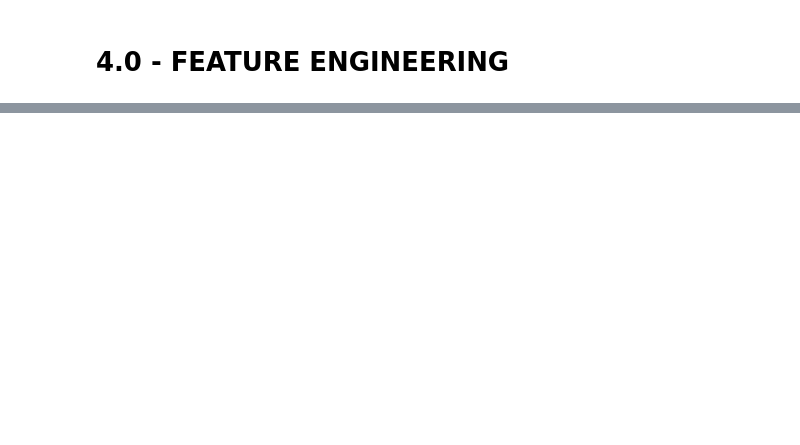
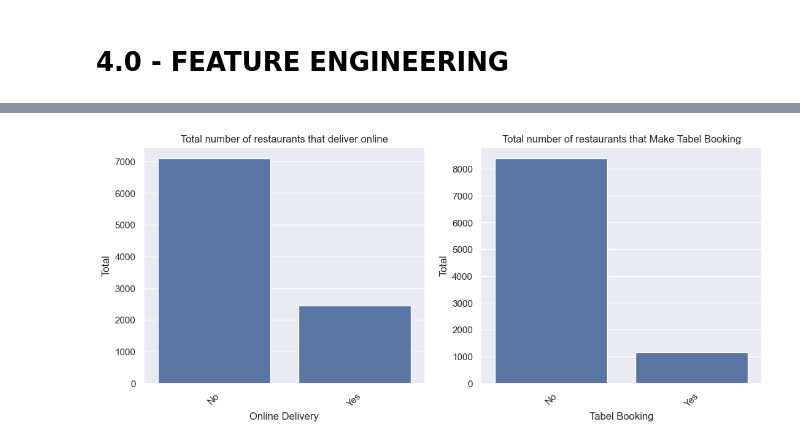
Before and after one commit to erickvieiras/fastfood_data_analysis, a Jupyter notebook: notebook/eda.ipynb, the cells around one changed output, grey strips where cells are left out. Saved outputs shown, nothing was run; the diff lists cells and outputs as text; code cells hidden in the pictures; blank space fills up the shorter version.

```diff
--- a/notebook/eda.ipynb
+++ b/notebook/eda.ipynb
@@ -294,0 +325,10 @@ df4 = df3.copy()
+# %%
+#Deleting some redundant columns that do not add value in the analysis
+df4.drop(columns = ['country_code', 'locality', 'locality_verbose', 'switch_to_order_menu'], axis = 1, inplace = True)
+# %%
+#modifying the 'Price Range' to a categorical variable
+df4['price_range'] = df4['price_range'].astype(str)
+df4['price_range'] = df4['price_range'].apply(lambda x: 'cheap' if x == '1' else 'normal' if x == '2' else 'expensive' if x == '3' else 'gourmet')
+# %%
+#Renaming the column to improve the context of the data it indicates
+df4.rename({'is_delivering_now': 'makes_deliveries'}, axis = 1, inplace = True)
@@ -294,0 +337,3 @@ df4 = df3.copy()
+# %%
+#Making a copy of the dataframe
+df5 = df4.copy()
@@ -294,0 +361,19 @@ df4 = df3.copy()
+# %%
+plt.subplot(1,2,1)
+aux = df5.groupby(['has_online_delivery'])['restaurant_id'].count().reset_index()
+sns.barplot(data = aux, x = 'has_online_delivery', y = 'restaurant_id')
+plt.title('Total number of restaurants that deliver online')
+plt.xlabel('Online Delivery')
+plt.ylabel('Total')
+plt.xticks(rotation=45)
+
+plt.subplot(1,2,2)
+aux1 = df5.groupby(['has_table_booking'])['restaurant_id'].count().reset_index()
+sns.barplot(data = aux1, x = 'has_table_booking', y = 'restaurant_id')
+plt.title('Total number of restaurants that Make Tabel Booking')
+plt.xlabel('Tabel Booking')
+plt.ylabel('Total')
+plt.xticks(rotation=45)
+plt.show()
+# %% [output]
+[figure, added]
```
Also changed, not shown: parts of 28 cells of this notebook.
